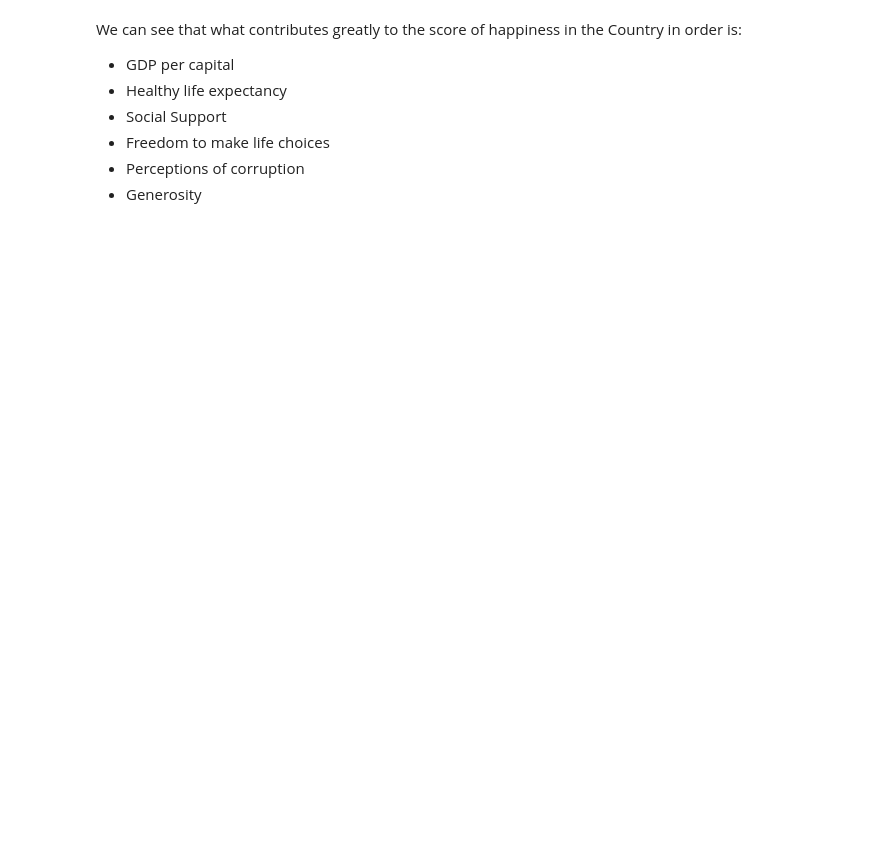
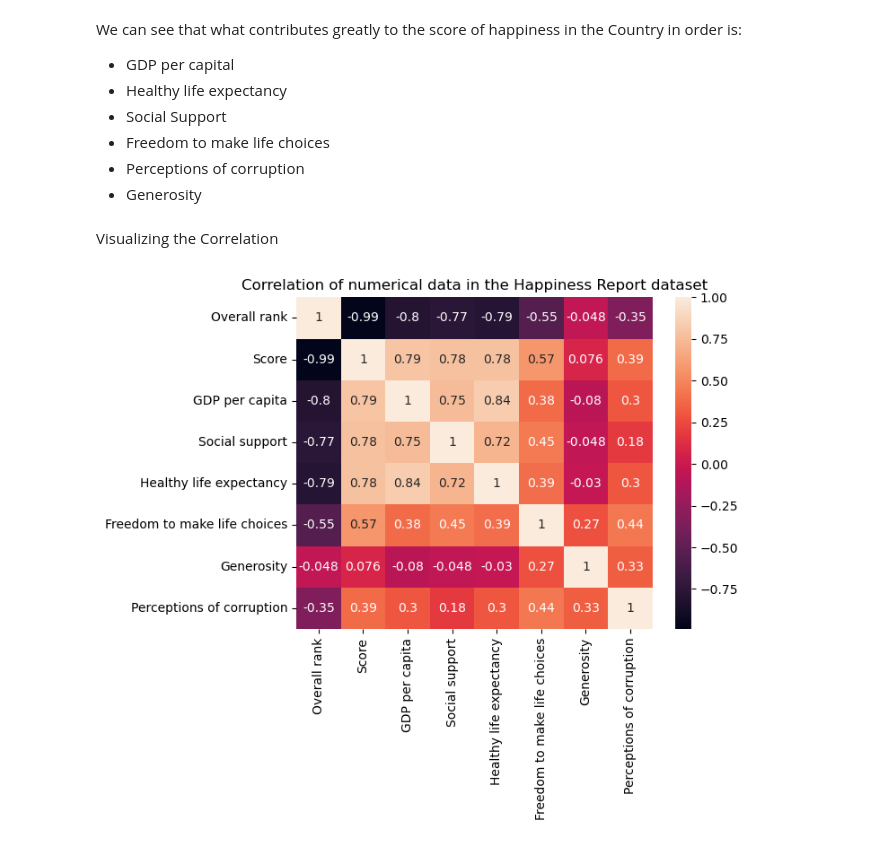
Before and after one commit to JKariithi/Happiness_report, a Jupyter notebook: happiness.ipynb, the cells around one changed output. Saved outputs shown, nothing was run; the diff lists cells and outputs as text; code cells hidden in the pictures; blank space fills up the shorter version.

Commit message:
Data Visualization

```diff
--- a/happiness.ipynb
+++ b/happiness.ipynb
@@ -209,3 +189,12 @@ We can see that what contributes greatly to the score of happiness in the Countr
 - Freedom to make life choices
 - Perceptions of corruption
 - Generosity
+# %% [markdown]
+Visualizing the Correlation
+# %%
+sns.heatmap(numeric_data.corr(), annot=True)
+plt.title("Correlation of numerical data in the Happiness Report dataset")
+plt.rcParams['figure.figsize']== (28,9)
+plt.show()
+# %% [output]
+[figure, added]
```
Also changed, not shown: parts of 6 cells of this notebook.
